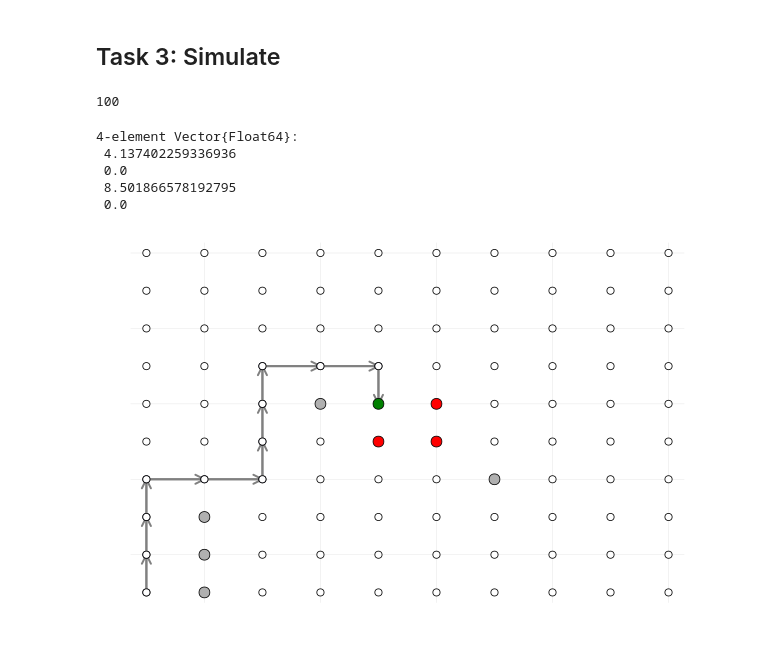
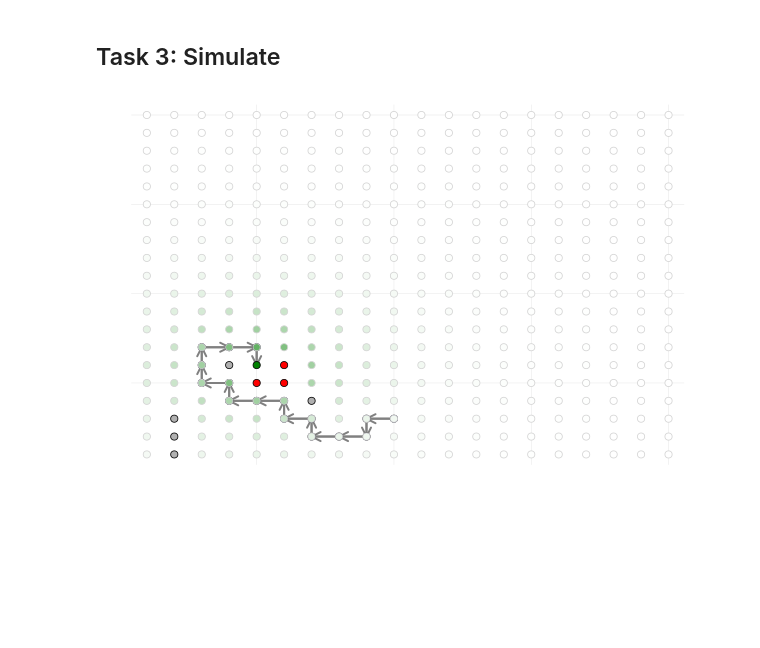
Before and after one commit to varnerlab/CHEME-5760-Examples-F23, a Jupyter notebook: CHEME-5760-L13a-LavaWorld-Q-Learning.ipynb, the cells around one changed output. Drawn from its saved outputs; the diff is of its cells as text; code cells hidden in the pictures; blank space fills up the shorter version.

Commit message:
Reward shaping

```diff
--- a/CHEME-5760-L13a-LavaWorld-Q-Learning.ipynb
+++ b/CHEME-5760-L13a-LavaWorld-Q-Learning.ipynb
@@ -19,0 +39,9 @@ rbf (generic function with 1 method)
+# %%
+# Step 1: Build a model of the world -
+number_of_rows = 20
+number_of_cols = 20
+nactions = 4;
+nstates = (number_of_rows*number_of_cols);
+𝒮 = range(1,stop=nstates,step=1) |> collect;
+𝒜 = range(1,stop=nactions,step=1) |> collect;
+startstate = (10,3); # start position
@@ -66,0 +88,13 @@ end
+# %%
+# do some shaping?
+is_reward_shaping_on = true;
+if (is_reward_shaping_on == true)
+    for s in 𝒮
+        for s′ in 𝒮
+            coordinate = (s,s′);
+            if (haskey(rewards, coordinate) == false && in(coordinate,soft_wall_set) == false && in(coordinate,absorbing_state_set) == false)
+                rewards[coordinate] = charging_reward*rbf(coordinate, (5,6), σ = σ);
+            end
+        end
+    end
+end
@@ -84,20 +121,7 @@ agent_model = build(MyQLearningAgentModel, (
 # %% [markdown]
 ## Task 3: Simulate
 # %%
-startstate = (10,10); # start position
 number_of_iterations = 5000;
-result = simulate(agent_model, world_model, startstate, number_of_iterations, ϵ = 0.5);
+result = simulate(agent_model, world_model, startstate, number_of_iterations, ϵ = 0.7);
 Q = result.Q;
 my_π = policy(Q);
-# %%
-s = world_model.states[(10,10)]
-# %% [output]
-100
-# %%
-Q[100,:]
-# %% [output]
-4-element Vector{Float64}:
- 4.137402259336936
- 0.0
- 8.501866578192795
- 0.0
@@ -124,7 +128,7 @@ Q[100,:]
 # %%
 # draw the path -
 p = plot();
-initial_site = (1,1)
+initial_site = startstate
 hit_absorbing_state = false
 s = world_model.states[initial_site];
 visited_sites = Set{Tuple{Int,Int}}();
@@ -133,36 +137,43 @@ push!(visited_sites, initial_site);
 while (hit_absorbing_state == false)
     current_position = world_model.coordinates[s]
     a = my_π[s];
     Δ = world_model.moves[a];
     new_position =  current_position .+ Δ
     scatter!([current_position[1]],[current_position[2]], label="", showaxis=:false, msc=:black, c=:blue)
     plot!([current_position[1], new_position[1]],[current_position[2],new_position[2]], label="", arrow=true, lw=2, c=:gray)
 
     if (in(new_position, absorbing_state_set) == true || in(new_position, visited_sites) == true)
         hit_absorbing_state = true;
-    else
+    elseif (haskey(world_model.states, new_position) == true)
         s = world_model.states[new_position];
         push!(visited_sites, new_position);
+    else
+        hit_absorbing_state = true; # we drove off the map
     end
 end
 
 # draw the grid -
 for s ∈ 𝒮
     current_position = world_model.coordinates[s]
     a = my_π[s];
     Δ = world_model.moves[a];
     new_position =  current_position .+ Δ
 
     if (haskey(rewards, current_position) == true && rewards[current_position] == charging_reward)
-        scatter!([current_position[1]],[current_position[2]], label="", showaxis=:false, c=:green, ms=6)
+        scatter!([current_position[1]],[current_position[2]], label="", showaxis=:false, c=:green, ms=4)
     elseif (haskey(rewards, current_position) == true && rewards[current_position] == lava_reward)
-        scatter!([current_position[1]],[current_position[2]], label="", showaxis=:false, c=:red, ms=6)
+        scatter!([current_position[1]],[current_position[2]], label="", showaxis=:false, c=:red, ms=4)
     elseif (in(current_position, soft_wall_set) == true)
-        scatter!([current_position[1]],[current_position[2]], label="", showaxis=:false, c=:gray69, ms=6)
+        scatter!([current_position[1]],[current_position[2]], label="", showaxis=:false, c=:gray69, ms=4)
     else
-        scatter!([current_position[1]],[current_position[2]], label="", showaxis=:false, msc=:black, c=:white)
+        if (is_reward_shaping_on == true)
+            new_color = weighted_color_mean(rbf(current_position, (5,6), σ = σ), colorant"green", colorant"white")
+            scatter!([current_position[1]],[current_position[2]], label="", showaxis=:false, msc=:lightgray, c=new_color)
+        else
+            scatter!([current_position[1]],[current_position[2]], label="", showaxis=:false, msc=:black, c=:white)
+        end
     end
 end
 current()
 # %% [output]
-[figure, old version]
+[figure, new version]
```
Also changed, not shown: parts of 8 cells of this notebook, 1 other file.
